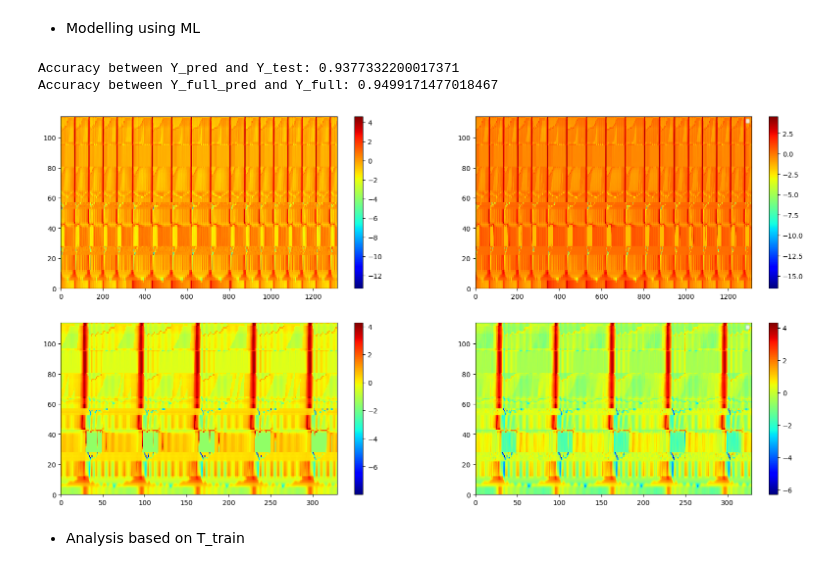
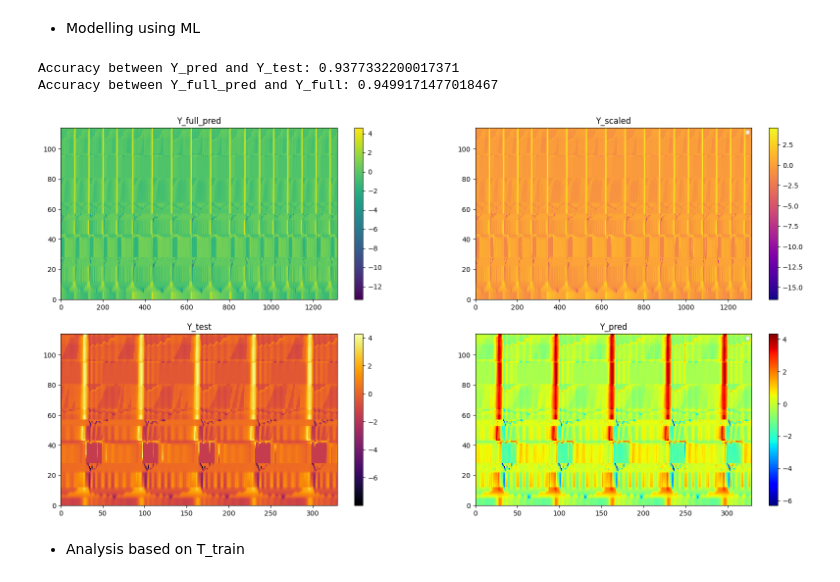
Before and after one commit to arofenitra/data-driven-modelling-fluid-flow, a Jupyter notebook: notebook/ML_modelling.ipynb, the cells around one changed output. Cells and saved outputs as stored; diff of their text form; code cells hidden in the pictures.

```diff
--- a/notebook/ML_modelling.ipynb
+++ b/notebook/ML_modelling.ipynb
@@ -158,0 +270,28 @@ Y shape: (1313, 114)
+# %%
+print("Relative error between Y_pred_full and Y:")
+for T_train in [3*Nt//4, 2*Nt//3, Nt//2, Nt//3, Nt//4]:
+    print()
+    for d in [3*T_train//4, 2*T_train//3, T_train//2, T_train//3, T_train//4,1]:
+
+        T_train = int(T_train)
+        d = int(d)
+        # Predictor variables Z and target variable Y
+        Y_train = Y[:,d:T_train]
+        Z_train = np.vstack([Z[:,i:T_train-d+i] for i in range(d)])
+
+        # print(f"Y_train shape: {Y_train.shape}\nZ_train shape: {Z_train.shape}\n")
+        Z_inv = np.linalg.pinv(Z_train)
+        A = Y_train @ Z_inv
+        # print(f"A shape: {A.shape}\n")
+        Z_full = np.vstack([Z[:,i:Nt-d+i+1] for i in range(d)])
+        Z_test = np.vstack([Z[:,T_train+i:Nt-d+i+1] for i in range(d)])
+        # print(f"Z_full shape: {Z_full.shape}\nZ_test shape: {Z_test.shape}\n")
+        Y_pred_full1 = Y [:,:d]
+        Y_pred_full2 = A @ Z_full
+        Y_pred_full = np.hstack([Y_pred_full1,Y_pred_full2])
+        # print(f"Y_pred_full shape: {Y_pred_full.shape}\n")
+        # Y_pred_full = np.vstack([Y_pred_full1,Y_pred_full2])
+        Y_pred_test = A @ Z_test
+        # print(f"Y_pred_full shape: {Y_pred_full.shape}\nY_pred_test shape: {Y_pred_test.shape}\n")
+        print(f"d: {d},T_train: {T_train}, error: {np.linalg.norm(Y_pred_full - Y)/np.linalg.norm(Y)}\n")
+        # print(f"Accuracy between Y_pred_test and Y_test: {np.linalg.norm(Y_pred_test - Y[:,T_train-d:T_train])/np.linalg.norm(Y[:,T_train-d:T_train])}\n")
@@ -159,9 +318,7 @@ Y shape: (1313, 114)
 # %% [markdown]
 - Preprocessing using sklearn scaler
 # %%
-scaler = sklearn.preprocessing.StandardScaler()
-Z_scaled = scaler.fit_transform(Z)
-Y_scaled = scaler.fit_transform(Y)
+
 # n = Z_scaled.shape[1]//5
 # Y_reshaped = Y_scaled.reshape(-1,1)
 # print(f"Z_scaled shape: {Z_scaled.shape}\nY_reshaped shape: {Y_reshaped.shape}\n")
@@ -186,36 +343,40 @@ Y_test shape: (329, 114)
 # %%
 # Testing several models in sklearn
 collect_accuracy = {}
 
 
 reg = sklearn.linear_model.LinearRegression()
 reg.fit(Z_train, Y_train)
 Y_pred = reg.predict(Z_test)
 # Accuracy between Y_pred and Y_test
 print(f"Accuracy between Y_pred and Y_test: {reg.score(Z_test, Y_test)}")
 Y_full_pred = reg.predict(Z_scaled)
 print(f"Accuracy between Y_full_pred and Y_full: {reg.score(Z_scaled, Y_scaled)}")
 # Plotting in 2D
 plt.figure(figsize=(20,10))
 plt.subplot(2, 2, 1)
-plt.pcolormesh(Y_full_pred.T,cmap='jet',label='Y_full_pred')
+plt.title('Y_full_pred')
+plt.pcolormesh(Y_full_pred.T,cmap='viridis',label='Y_full_pred')
 plt.colorbar()
 plt.subplot(2, 2, 2)
-plt.pcolormesh(Y_scaled.T,cmap='jet',label='Y_scaled')
+plt.title('Y_scaled')
+plt.pcolormesh(Y_scaled.T,cmap='plasma',label='Y_scaled')
 plt.colorbar()
 plt.legend(loc = 1, fontsize = 7)
 plt.subplot(2, 2, 3)
-plt.pcolormesh(Y_test.T,cmap='jet',label='Y_test')
+plt.title('Y_test')
+plt.pcolormesh(Y_test.T,cmap='inferno',label='Y_test')
 plt.colorbar()
 plt.subplot(2, 2, 4)
+plt.title('Y_pred')
 plt.pcolormesh(Y_pred.T,cmap='jet',label='Y_pred')
 plt.colorbar()
 plt.legend(loc = 1, fontsize = 7)
 plt.show()
 # %% [output]
 Accuracy between Y_pred and Y_test: 0.9377332200017371
 Accuracy between Y_full_pred and Y_full: 0.9499171477018467
-[figure, old version]
+[figure, new version]
 # %% [markdown]
 - Analysis based on T_train
 # %%
```
Also changed, not shown: parts of 22 cells of this notebook, 5 other files.
